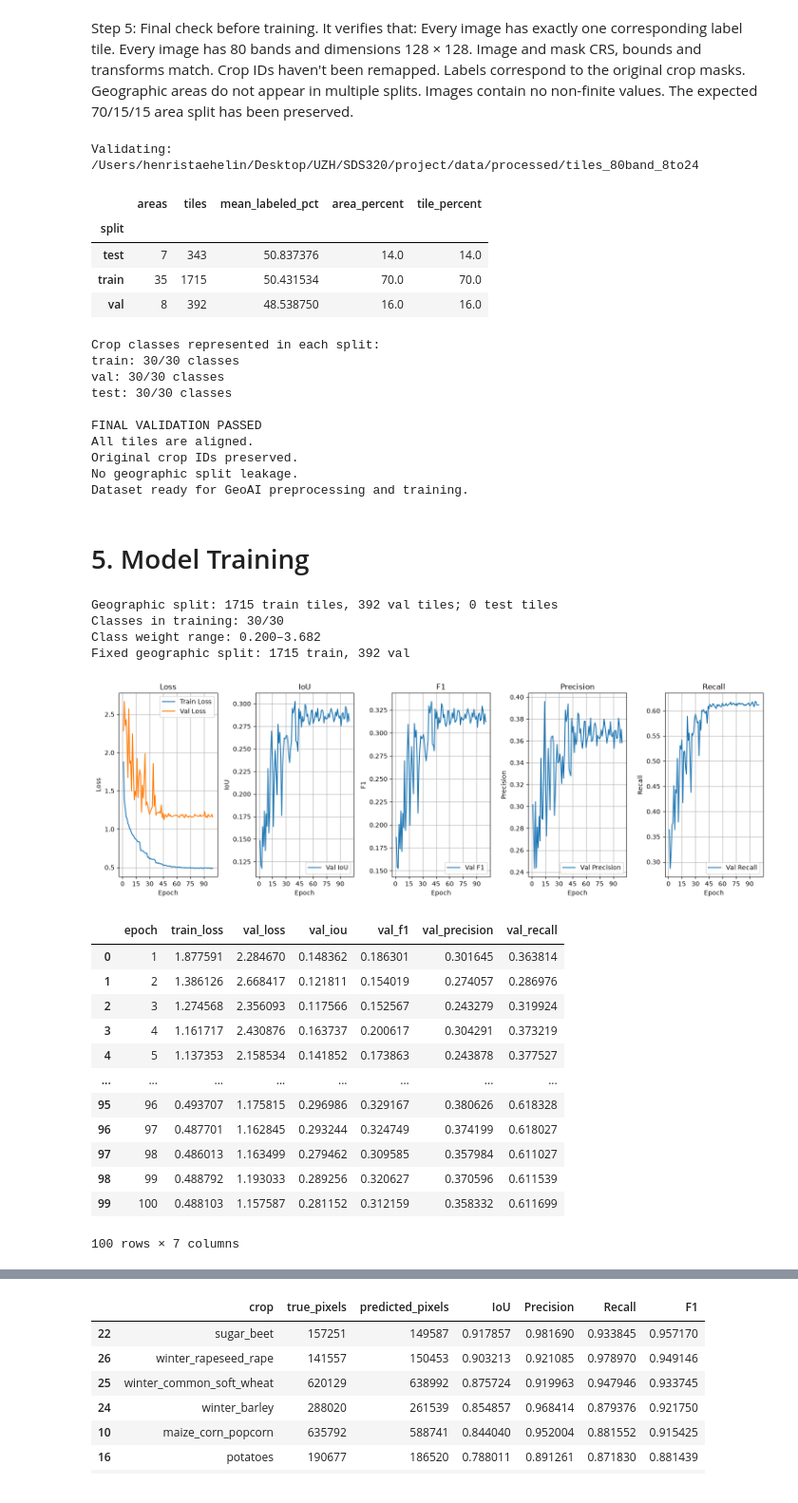
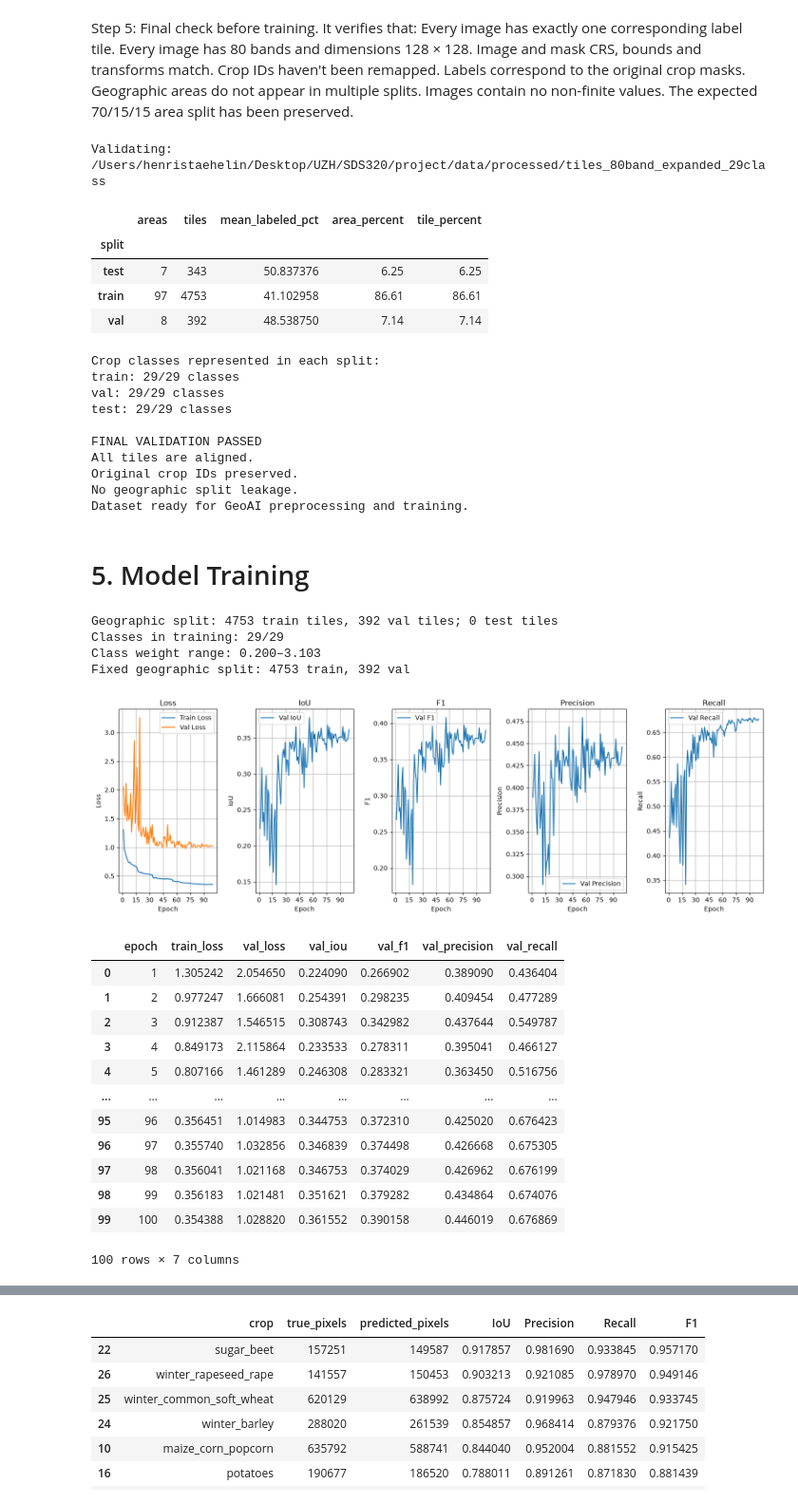
Before and after one commit to staehelinhenrimax-droid/European-Spectral-Crop-Identification, a Jupyter notebook: notebooks/Functionalized_workflow.ipynb, the cells around one changed output, grey strips where cells are left out. Shown at 95% size. Cells and saved outputs as stored; diff of their text form; code cells hidden in the pictures.

Commit message:
expanded_29 class model, remove cropaware method

```diff
--- a/notebooks/Functionalized_workflow.ipynb
+++ b/notebooks/Functionalized_workflow.ipynb
@@ -1099,12 +1343,12 @@ Step 5: Final check before training. It verifies that: Every image has exactly o
 # Validate the 8th–24th Sentinel-2 dataset
 tiles_dir = (
     project_dir
-    / "data/processed/tiles_80band_8to24"
+    / "data/processed/tiles_80band_expanded_29class"
 )
 
 batch_dir = (
     project_dir
-    / "data/processed/tile_batch_80band_8to24"
+    / "data/processed/batch_80band_expanded_29class"
 )
 
 batch_images_dir = batch_dir / "images"
@@ -1112,7 +1356,7 @@ batch_images_dir = batch_dir / "images"
 # Original crop masks are reused for the new composites
 masks_dir = (
     project_dir
-    / "data/processed/masks_80band"
+    / "data/processed/masks_80band_expanded_29class"
 )
 
 print("Validating:", tiles_dir)
@@ -1288,16 +1532,16 @@ print("Original crop IDs preserved.")
 print("No geographic split leakage.")
 print("Dataset ready for GeoAI preprocessing and training.")
 # %% [output]
-Validating: /Users/henristaehelin/Desktop/UZH/SDS320/project/data/processed/tiles_80band_8to24
+Validating: /Users/henristaehelin/Desktop/UZH/SDS320/project/data/processed/tiles_80band_expanded_29class
 |  | areas | tiles | mean_labeled_pct | area_percent | tile_percent |
 | split |  |  |  |  |  |
-| test | 7 | 343 | 50.837376 | 14.0 | 14.0 |
-| train | 35 | 1715 | 50.431534 | 70.0 | 70.0 |
-| val | 8 | 392 | 48.538750 | 16.0 | 16.0 |
+| test | 7 | 343 | 50.837376 | 6.25 | 6.25 |
+| train | 97 | 4753 | 41.102958 | 86.61 | 86.61 |
+| val | 8 | 392 | 48.538750 | 7.14 | 7.14 |
 Crop classes represented in each split:
-train: 30/30 classes
-val: 30/30 classes
-test: 30/30 classes
+train: 29/29 classes
+val: 29/29 classes
+test: 29/29 classes
 
 FINAL VALIDATION PASSED
 All tiles are aligned.
@@ -1311,10 +1555,10 @@ from scripts.geoai_training import train_geoai_unet
 
 result = train_geoai_unet(
     project_dir=project_dir,
-    experiment_name="unet_80band_monthly_weighted_8to24_100epochs",
-    tiles_dir=project_dir / "data/processed/tiles_80band_8to24",
+    experiment_name="unet_80band_monthly_expanded_29class_100epochs",
+    tiles_dir=project_dir / "data/processed/tiles_80band_expanded_29class",
     num_channels=80,
-    num_classes=30,
+    num_classes=29,
     encoder_name="resnet18",
     encoder_weights="imagenet",
     use_class_weights=True,
@@ -1323,34 +1567,34 @@ result = train_geoai_unet(
     learning_rate=0.001,
 )
 # %% [output]
-Geographic split: 1715 train tiles, 392 val tiles; 0 test tiles
-Classes in training: 30/30
-Class weight range: 0.200–3.682
-Fixed geographic split: 1715 train, 392 val
+Geographic split: 4753 train tiles, 392 val tiles; 0 test tiles
+Classes in training: 29/29
+Class weight range: 0.200–3.103
+Fixed geographic split: 4753 train, 392 val
 # %%
 import geoai
 
-model_dir = project_dir / "models/unet_80band_monthly_weighted_8to24_100epochs"
+model_dir = project_dir / "models/unet_80band_monthly_expanded_29class_100epochs"
 
 geoai.plot_performance_metrics(
     history_path=str(model_dir / "training_history.pth"),
     figsize=(15, 5),
     verbose=True,
 )
 # %% [output]
-[figure, old version]
+[figure, new version]
 |  | epoch | train_loss | val_loss | val_iou | val_f1 | val_precision | val_recall |
-| 0 | 1 | 1.877591 | 2.284670 | 0.148362 | 0.186301 | 0.301645 | 0.363814 |
-| 1 | 2 | 1.386126 | 2.668417 | 0.121811 | 0.154019 | 0.274057 | 0.286976 |
-| 2 | 3 | 1.274568 | 2.356093 | 0.117566 | 0.152567 | 0.243279 | 0.319924 |
-| 3 | 4 | 1.161717 | 2.430876 | 0.163737 | 0.200617 | 0.304291 | 0.373219 |
-| 4 | 5 | 1.137353 | 2.158534 | 0.141852 | 0.173863 | 0.243878 | 0.377527 |
+| 0 | 1 | 1.305242 | 2.054650 | 0.224090 | 0.266902 | 0.389090 | 0.436404 |
+| 1 | 2 | 0.977247 | 1.666081 | 0.254391 | 0.298235 | 0.409454 | 0.477289 |
+| 2 | 3 | 0.912387 | 1.546515 | 0.308743 | 0.342982 | 0.437644 | 0.549787 |
+| 3 | 4 | 0.849173 | 2.115864 | 0.233533 | 0.278311 | 0.395041 | 0.466127 |
+| 4 | 5 | 0.807166 | 1.461289 | 0.246308 | 0.283321 | 0.363450 | 0.516756 |
 | ... | ... | ... | ... | ... | ... | ... | ... |
-| 95 | 96 | 0.493707 | 1.175815 | 0.296986 | 0.329167 | 0.380626 | 0.618328 |
-| 96 | 97 | 0.487701 | 1.162845 | 0.293244 | 0.324749 | 0.374199 | 0.618027 |
-| 97 | 98 | 0.486013 | 1.163499 | 0.279462 | 0.309585 | 0.357984 | 0.611027 |
-| 98 | 99 | 0.488792 | 1.193033 | 0.289256 | 0.320627 | 0.370596 | 0.611539 |
-| 99 | 100 | 0.488103 | 1.157587 | 0.281152 | 0.312159 | 0.358332 | 0.611699 |
+| 95 | 96 | 0.356451 | 1.014983 | 0.344753 | 0.372310 | 0.425020 | 0.676423 |
+| 96 | 97 | 0.355740 | 1.032856 | 0.346839 | 0.374498 | 0.426668 | 0.675305 |
+| 97 | 98 | 0.356041 | 1.021168 | 0.346753 | 0.374029 | 0.426962 | 0.676199 |
+| 98 | 99 | 0.356183 | 1.021481 | 0.351621 | 0.379282 | 0.434864 | 0.674076 |
+| 99 | 100 | 0.354388 | 1.028820 | 0.361552 | 0.390158 | 0.446019 | 0.676869 |
 100 rows × 7 columns
 # %%
 from pathlib import Path
```
Also changed, not shown: parts of 37 cells of this notebook, 1 other file.
